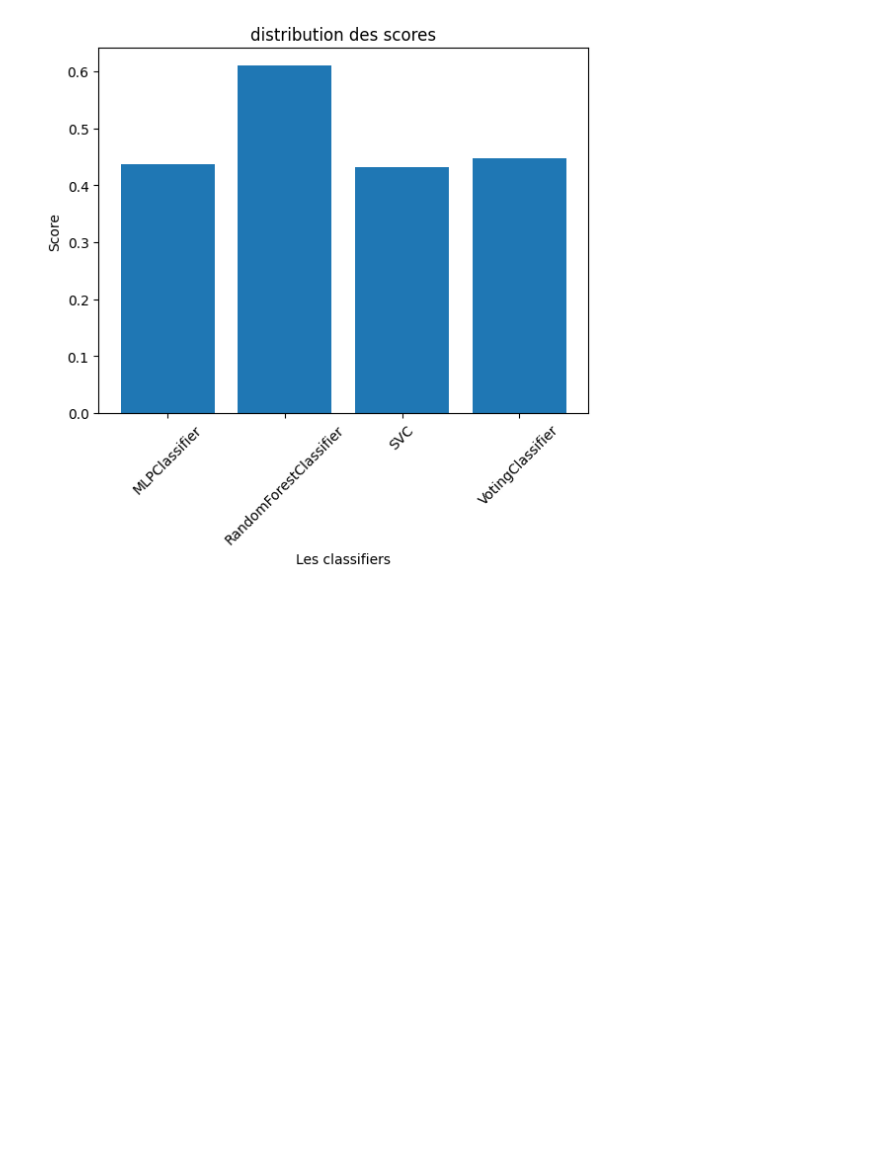
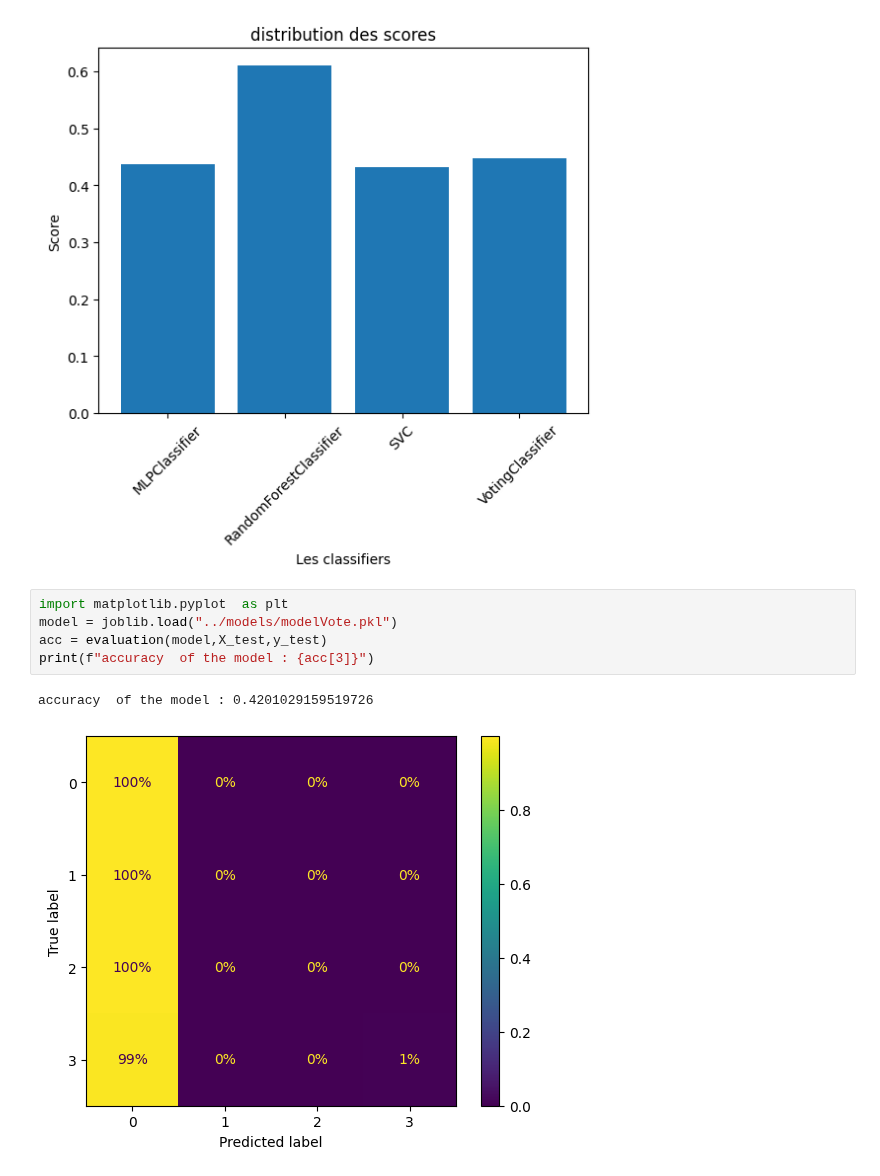
Before and after one commit to Epwo/ProjetA3-23, a Jupyter notebook: IA/supervisé/supervise_copy.ipynb, the cells around one changed output. Saved outputs shown, nothing was run; the diff lists cells and outputs as text; blank space fills up the shorter version.

Commit message:
lateset graph

```diff
--- a/IA/supervisé/supervise_copy.ipynb
+++ b/IA/supervisé/supervise_copy.ipynb
@@ -555,3 +553,11 @@ plt.xticks(rotation=45)
 plt.show()
 # %% [output]
 [figure]
+# %%
+import matplotlib.pyplot  as plt
+model = joblib.load("../models/modelVote.pkl")
+acc = evaluation(model,X_test,y_test)
+print(f"accuracy  of the model : {acc[3]}")
+# %% [output]
+accuracy  of the model : 0.4201029159519726
+[figure, added]
```
Also changed, not shown: parts of 1 cell of this notebook.
